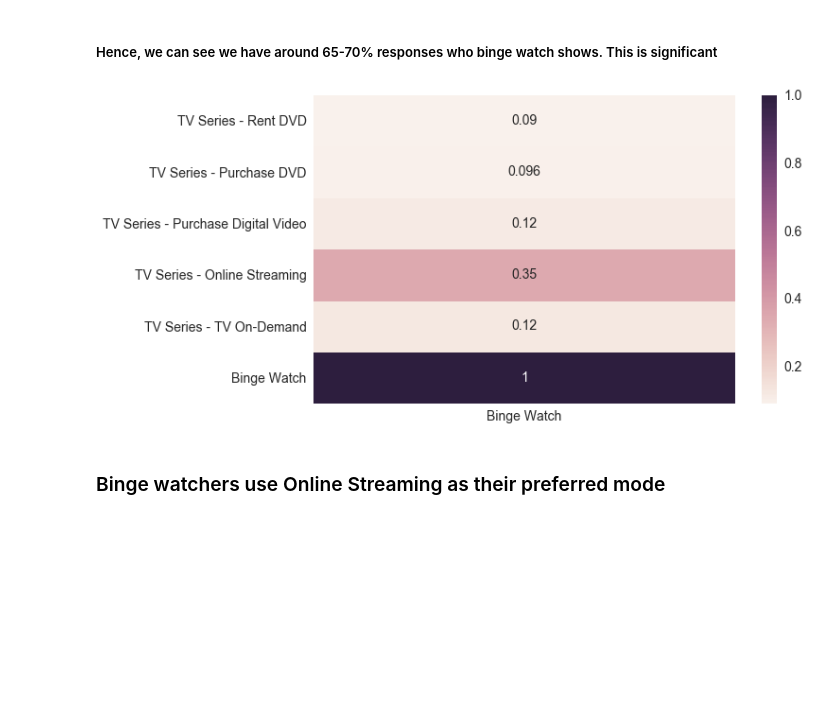
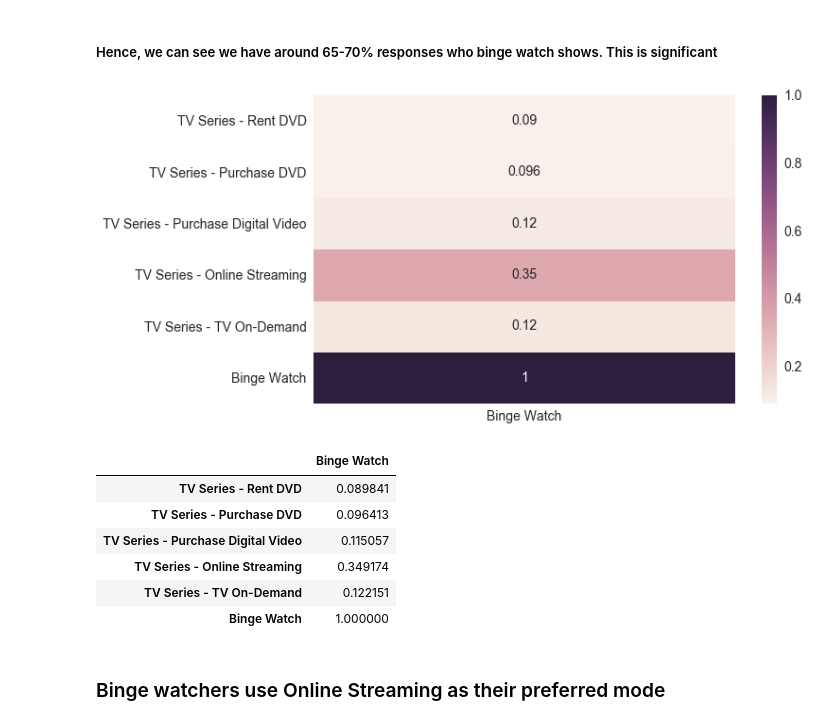
Before and after one commit to rohit-agrawal10/datascience, a Jupyter notebook: Deloitte Digital Democracy.ipynb, the cells around one changed output. Cells and saved outputs as stored; diff of their text form; code cells hidden in the pictures; blank space fills up the shorter version.

```diff
--- a/Deloitte Digital Democracy.ipynb
+++ b/Deloitte Digital Democracy.ipynb
@@ -437,20 +453,29 @@ plt.show()
 # %%
 new_label = []
 new_label.append("TV Series - Rent DVD")
 new_label.append("TV Series - Purchase DVD")
 new_label.append("TV Series - Purchase Digital Video")
 new_label.append("TV Series - Online Streaming")
 new_label.append("TV Series - TV On-Demand")
 new_label.append("Binge Watch")
 
 df_heatmap = df1[new_label]
 corr = df_heatmap.corr()
 corr = corr[['Binge Watch']]
 plt.clf()
 sns.heatmap(corr, annot=True)
 plt.show()
+
+display(corr)
 # %% [output]
 [figure]
+|  | Binge Watch |
+| TV Series - Rent DVD | 0.089841 |
+| TV Series - Purchase DVD | 0.096413 |
+| TV Series - Purchase Digital Video | 0.115057 |
+| TV Series - Online Streaming | 0.349174 |
+| TV Series - TV On-Demand | 0.122151 |
+| Binge Watch | 1.000000 |
 # %% [markdown]
 ### Binge watchers use Online Streaming as their preferred mode
 # %% [markdown]
```
Also changed, not shown: parts of 3 cells of this notebook.
